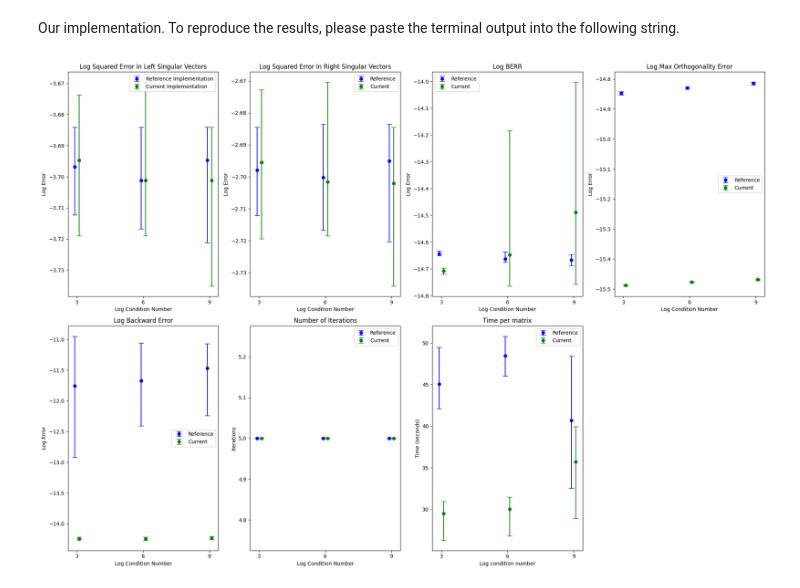
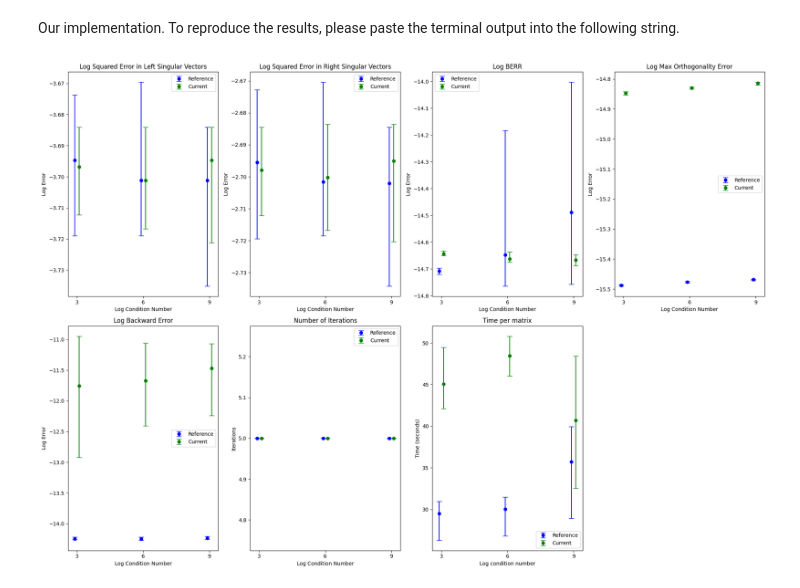
Before and after one commit to Alex-T-Sharipov/spectral_divide_and_conquer, a Jupyter notebook: viz.ipynb, the cells around one changed output. Saved outputs shown, nothing was run; the diff lists cells and outputs as text; code cells hidden in the pictures.

```diff
--- a/viz.ipynb
+++ b/viz.ipynb
@@ -306,7 +306,7 @@ def plot_side_by_side(ax, x, y1_mean, y1_err, y2_mean, y2_err, label1, label2):
     ax.legend()
 # %%
 # Placeholder for the extracted metrics
-metrics = extract_metrics(current)  # Assuming data_str is the provided data string
+metrics = extract_metrics(reference)  # Assuming data_str is the provided data string
 
 # Unpacking the extracted metrics
 avg_sq_err_lsv = metrics['avg_sq_err_lsv']
@@ -340,7 +340,7 @@ elapsed_time_blue_err = [np.subtract(elapsed_time_blue_avg, elapsed_time_blue_mi
 
 # Placeholder for the new metrics (current implementation)
 # Assuming new_metrics is the new data extracted similarly
-new_metrics = extract_metrics(reference)  # Assuming new_data_str is the provided new data string
+new_metrics = extract_metrics(current)  # Assuming new_data_str is the provided new data string
 
 new_avg_sq_err_lsv = new_metrics['avg_sq_err_lsv']
 new_min_sq_err_lsv = new_metrics['min_sq_err_lsv']
@@ -422,32 +422,32 @@ axs[1, 0].legend()
 # Plotting number of iterations without log
 plot_side_by_side(axs[1, 1], indices, avg_iterations, [np.subtract(avg_iterations, min_iterations), np.subtract(max_iterations, avg_iterations)],
                   new_avg_iterations, [np.subtract(new_avg_iterations, new_min_iterations), np.subtract(new_max_iterations, new_avg_iterations)],
                   'Reference', 'Current')
 axs[1, 1].set_title('Number of Iterations')
 axs[1, 1].set_ylabel('Iterations')
 axs[1, 1].set_xlabel('Log Condition Number')
 axs[1, 1].legend()
 
 # # Plotting elapsed time
 # axs[1, 2].plot(batches_processed, elapsed_time_green, 'go-', label='Current Implementation')
 # axs[1, 2].plot(batches_processed, elapsed_time_blue, 'bo-', label='Reference Implementation')
 # axs[1, 2].set_title('Total Elapsed Time')
 # axs[1, 2].set_ylabel('Time (seconds)')
 # axs[1, 2].set_xlabel('Number of batches processed')
 # axs[1, 2].legend()
 
 plot_side_by_side(axs[1, 2], indices, elapsed_time_blue_avg, elapsed_time_blue_err, elapsed_time_green_avg, elapsed_time_green_err, 'Reference', 'Current')
 axs[1, 2].set_title('Time per matrix')
 axs[1, 2].set_ylabel('Time (seconds)')
 axs[1, 2].set_xlabel('Log condition number')
 axs[1, 2].legend()
 fig.delaxes(axs[1, 3])
 
 # Add legend
-axs[0, 0].legend(['Reference Implementation', 'Current Implementation'], loc='upper right')
+axs[0, 0].legend(['Reference', 'Current'], loc='upper right')
 
 plt.tight_layout()
 plt.savefig('./figures/metrics_5_matrices_10k_1k_no_cumulative.png', format='png', dpi=300)
 plt.show()
 # %% [output]
-[figure, old version]
+[figure, new version]
```
Also changed, not shown: 3 other files.
